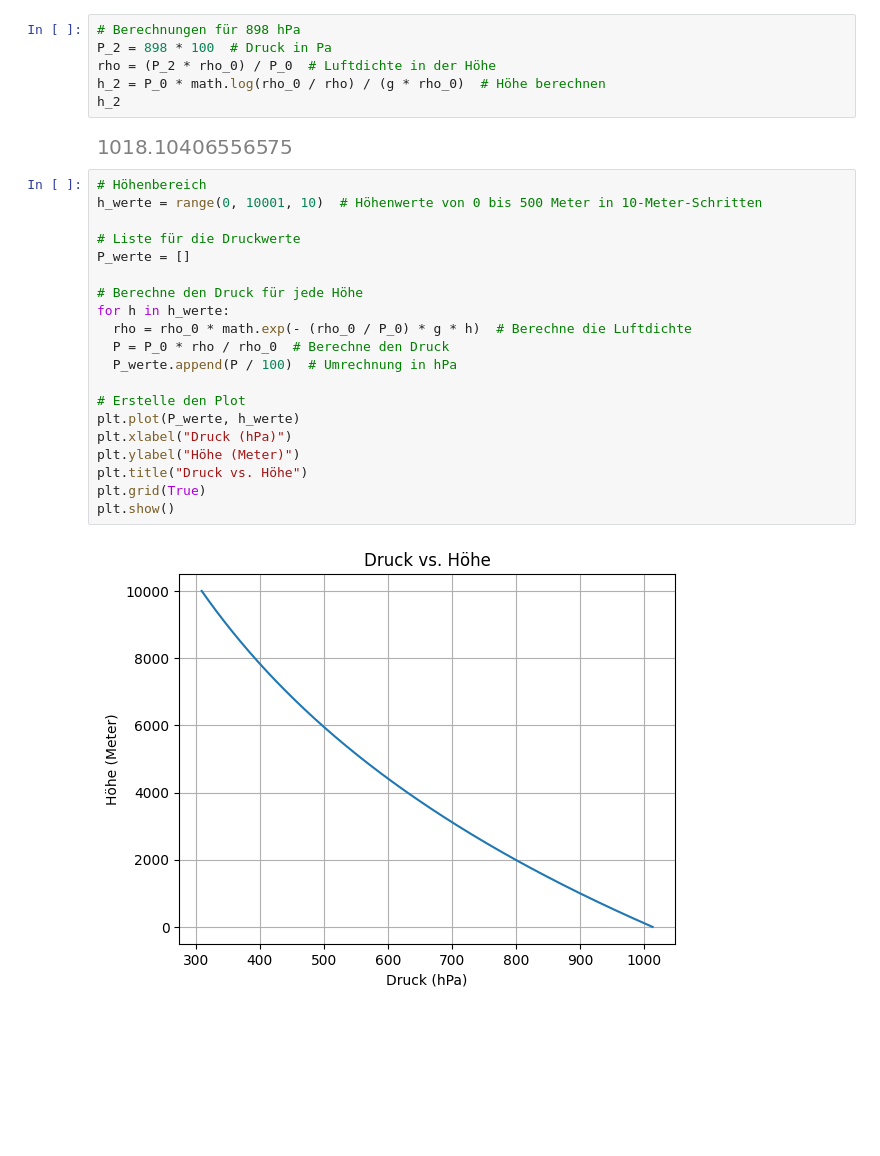
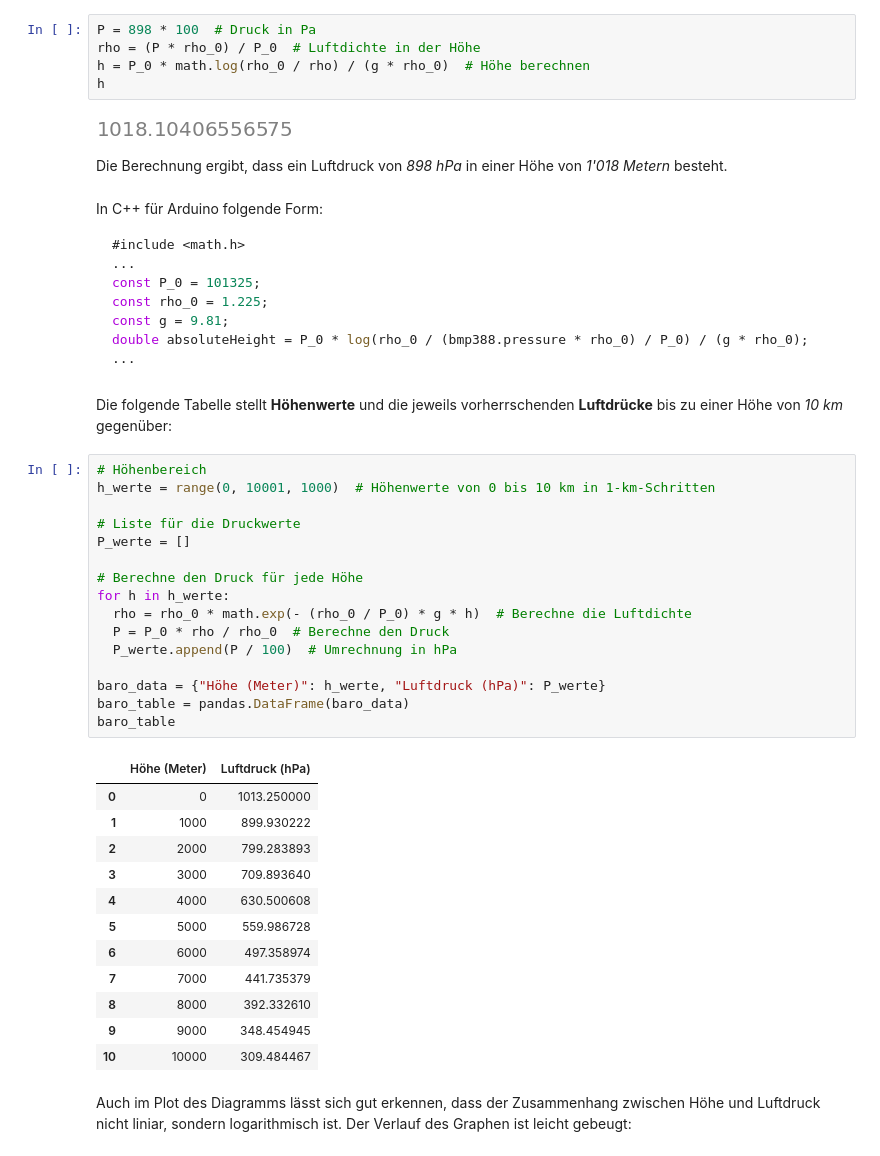
Before and after one commit to edgarbutwilowski/GroundControl, a Jupyter notebook: barometric_altitude_formula.ipynb, the cells around one changed output. Saved outputs shown, nothing was run; the diff lists cells and outputs as text; blank space fills up the shorter version.

````diff
--- a/barometric_altitude_formula.ipynb
+++ b/barometric_altitude_formula.ipynb
@@ -101,30 +104,54 @@ g = 9.81  # Erdbeschleunigung in m/s²
 # %%
-# Berechnungen für 898 hPa
-P_2 = 898 * 100  # Druck in Pa
-rho = (P_2 * rho_0) / P_0  # Luftdichte in der Höhe
-h_2 = P_0 * math.log(rho_0 / rho) / (g * rho_0)  # Höhe berechnen
-h_2
+P = 898 * 100  # Druck in Pa
+rho = (P * rho_0) / P_0  # Luftdichte in der Höhe
+h = P_0 * math.log(rho_0 / rho) / (g * rho_0)  # Höhe berechnen
+h
 # %% [output]
 [figure]
+# %% [markdown]
+Die Berechnung ergibt, dass ein Luftdruck von _898 hPa_ in einer Höhe von _1'018 Metern_ besteht.
+# %% [markdown]
+In C++ für Arduino folgende Form:
+
+```cpp
+#include <math.h>
+...
+const P_0 = 101325;
+const rho_0 = 1.225;
+const g = 9.81;
+double absoluteHeight = P_0 * log(rho_0 / (bmp388.pressure * rho_0) / P_0) / (g * rho_0);
+...
+```
+# %% [markdown]
+Die folgende Tabelle stellt **Höhenwerte** und die jeweils vorherrschenden **Luftdrücke** bis zu einer Höhe von _10 km_ gegenüber:
 # %%
 # Höhenbereich
-h_werte = range(0, 10001, 10)  # Höhenwerte von 0 bis 500 Meter in 10-Meter-Schritten
+h_werte = range(0, 10001, 1000)  # Höhenwerte von 0 bis 10 km in 1-km-Schritten
 
 # Liste für die Druckwerte
 P_werte = []
 
 # Berechne den Druck für jede Höhe
 for h in h_werte:
   rho = rho_0 * math.exp(- (rho_0 / P_0) * g * h)  # Berechne die Luftdichte
   P = P_0 * rho / rho_0  # Berechne den Druck
   P_werte.append(P / 100)  # Umrechnung in hPa
 
-# Erstelle den Plot
-plt.plot(P_werte, h_werte)
-plt.xlabel("Druck (hPa)")
-plt.ylabel("Höhe (Meter)")
-plt.title("Druck vs. Höhe")
-plt.grid(True)
-plt.show()
+baro_data = {"Höhe (Meter)": h_werte, "Luftdruck (hPa)": P_werte}
+baro_table = pandas.DataFrame(baro_data)
+baro_table
 # %% [output]
-[figure, removed]
+|  | Höhe (Meter) | Luftdruck (hPa) |
+| 0 | 0 | 1013.250000 |
+| 1 | 1000 | 899.930222 |
+| 2 | 2000 | 799.283893 |
+| 3 | 3000 | 709.893640 |
+| 4 | 4000 | 630.500608 |
+| 5 | 5000 | 559.986728 |
+| 6 | 6000 | 497.358974 |
+| 7 | 7000 | 441.735379 |
+| 8 | 8000 | 392.332610 |
+| 9 | 9000 | 348.454945 |
+| 10 | 10000 | 309.484467 |
+# %% [markdown]
+Auch im Plot des Diagramms lässt sich gut erkennen, dass der Zusammenhang zwischen Höhe und Luftdruck nicht liniar, sondern logarithmisch ist. Der Verlauf des Graphen ist leicht gebeugt:
````
Also changed, not shown: parts of 3 cells of this notebook.
